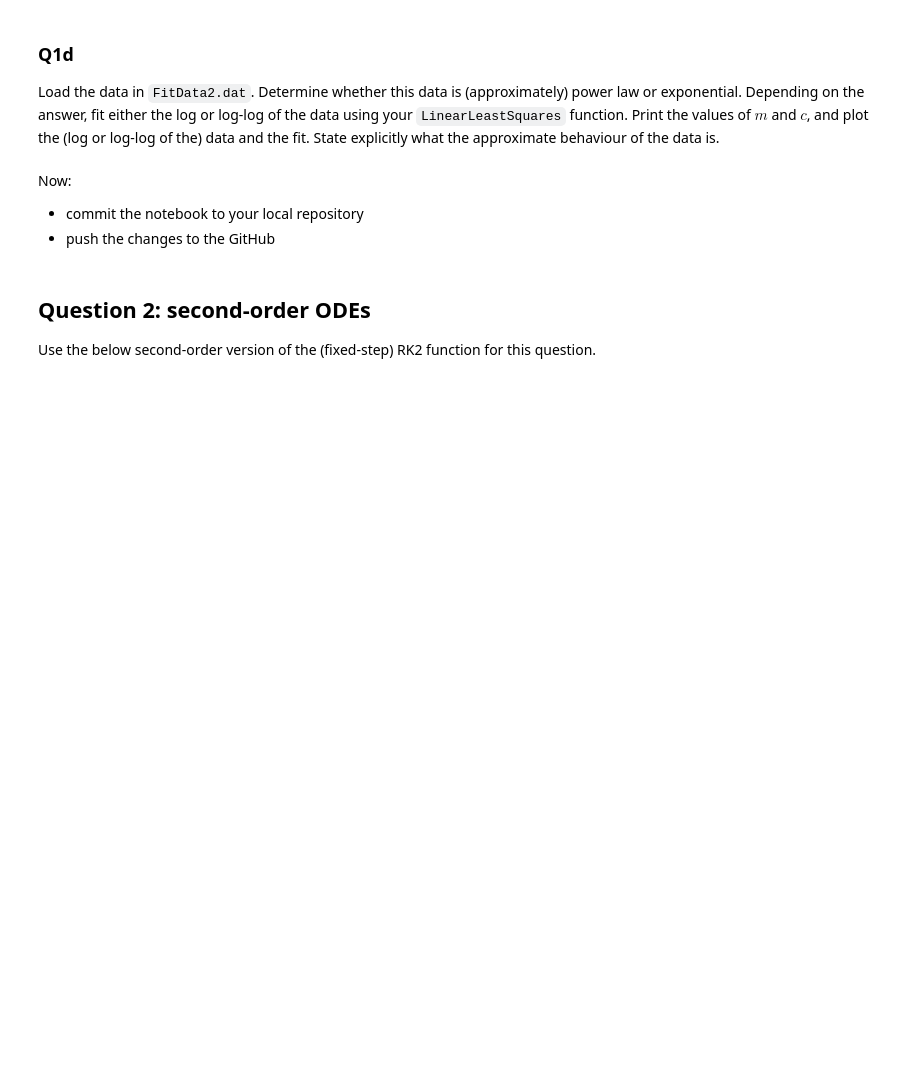
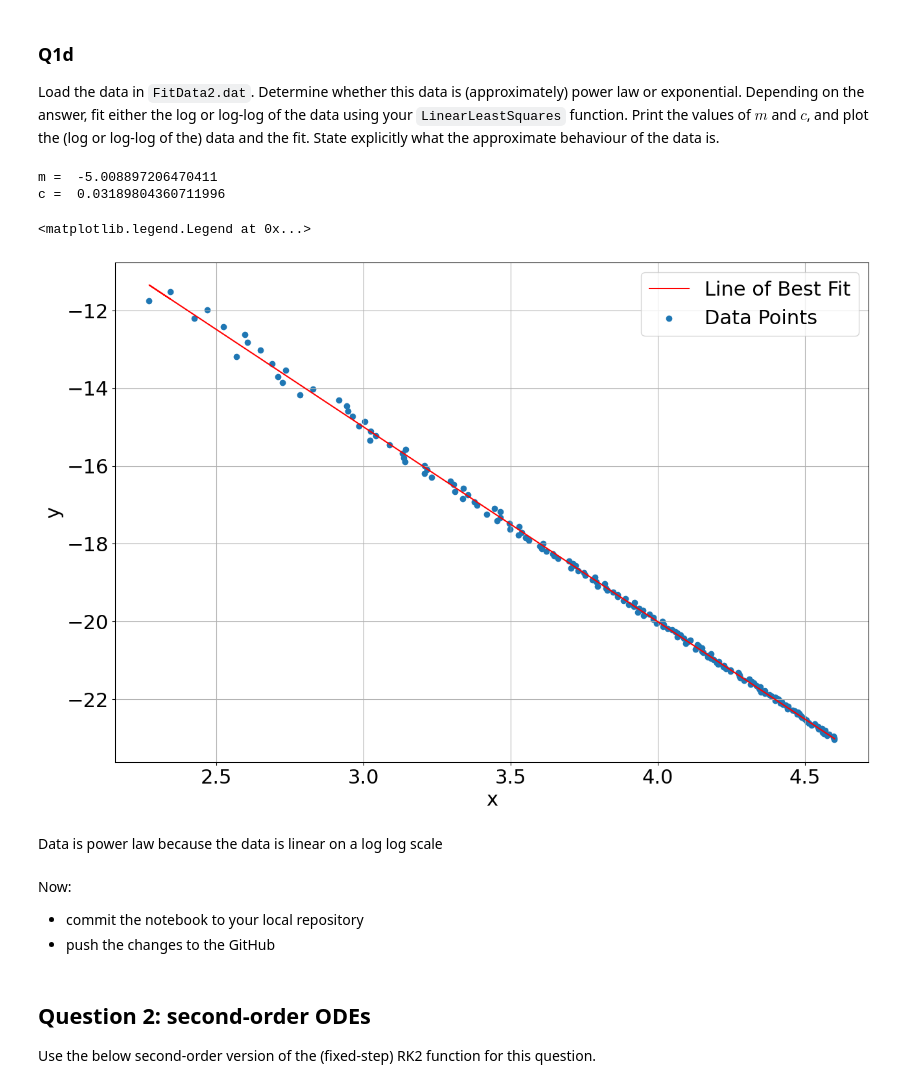
Before and after one commit to NiallCarbery/Computational_Science, a Jupyter notebook: Assignment3/Assignment-3.ipynb, the cells around one changed output. Drawn from its saved outputs; the diff is of its cells as text; code cells hidden in the pictures; blank space fills up the shorter version.

```diff
--- a/Assignment3/Assignment-3.ipynb
+++ b/Assignment3/Assignment-3.ipynb
@@ -72,6 +143,30 @@ Load the data in `FitData1.dat` and fit the data using your `LinearLeastSquares`
 # %% [markdown]
 ### Q1d
 Load the data in `FitData2.dat`. Determine whether this data is (approximately) power law or exponential. Depending on the answer, fit either the log or log-log of the data using your `LinearLeastSquares` function. Print the values of $m$ and $c$, and plot the (log or log-log of the) data and the fit. State explicitly what the approximate behaviour of the data is.
+# %%
+FitData2 = np.log(np.loadtxt("FitData2.dat"))
+
+
+awnser = LinearLeastSquares(FitData2)
+print('m = ', awnser[0][0])
+print('c = ', awnser[1][0])
+
+x = FitData2[:,0]
+y = FitData2[:,1]
+
+plt.xlabel("x")
+plt.ylabel("y")
+plt.grid(True)
+plt.plot(x, awnser[0][0]*x + awnser[1][0], 'r')
+plt.scatter(x,y)
+plt.legend(['Line of Best Fit', 'Data Points'])
+# %% [output]
+m =  -5.008897206470411
+c =  0.03189804360711996
+<matplotlib.legend.Legend at 0x...>
+[figure, added]
+# %% [markdown]
+Data is power law because the data is linear on a log log scale
 # %% [markdown]
 Now:
 - commit the notebook to your local repository
```
Also changed, not shown: parts of 5 cells of this notebook.
